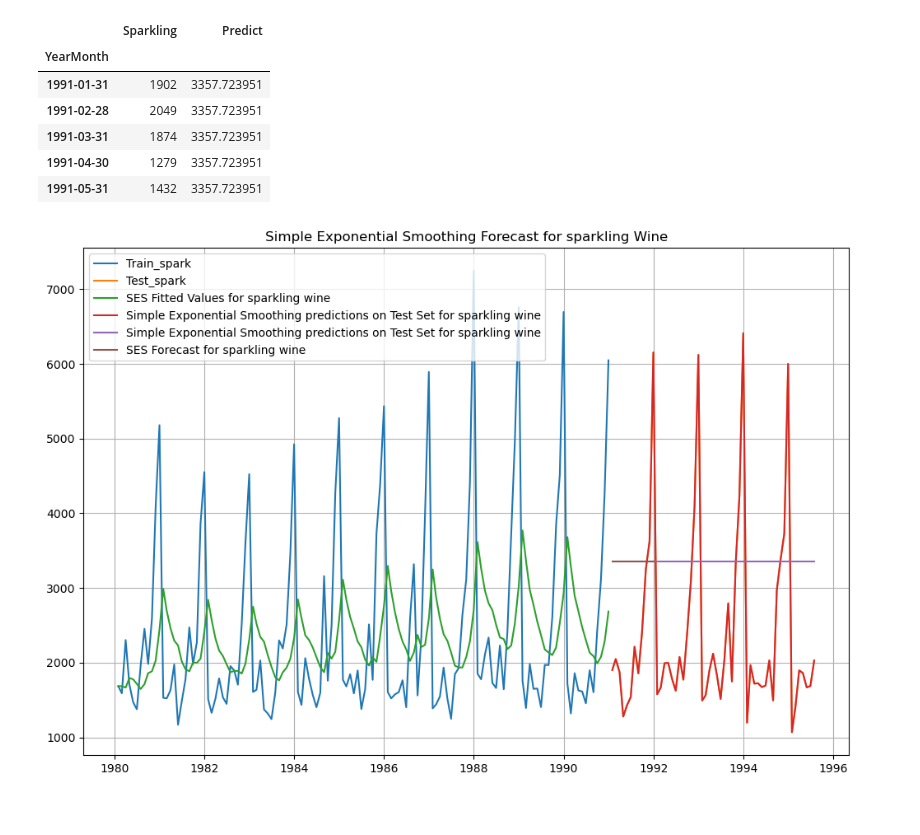
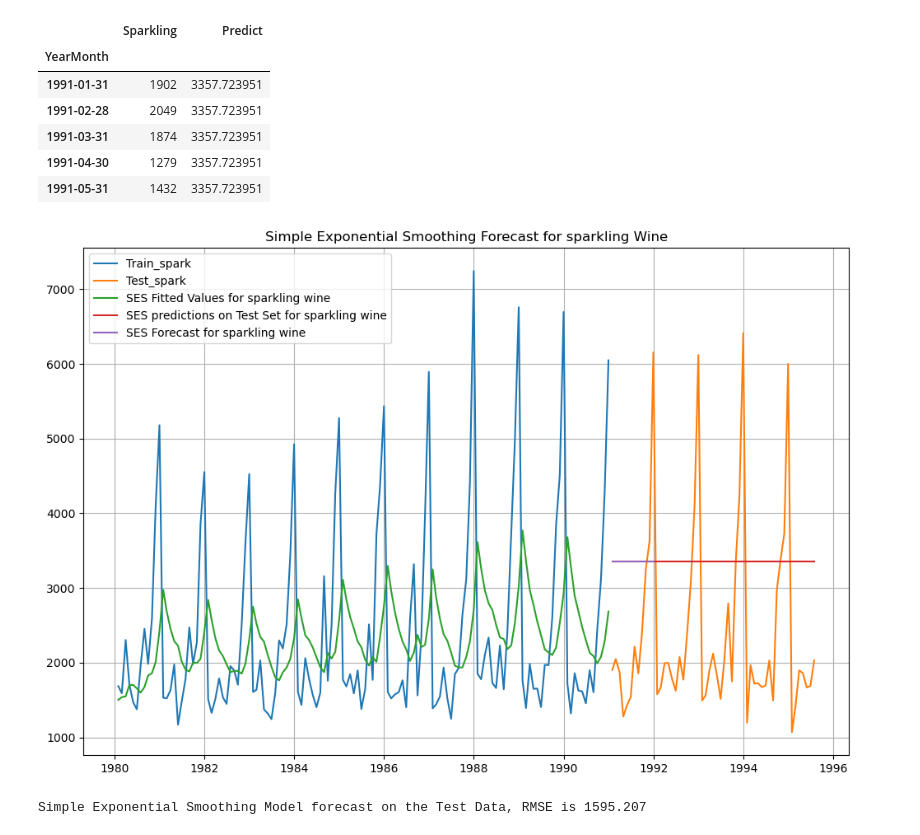
Before and after one commit to Aaryani2024/Time-Forecasting-GL-Project, a Jupyter notebook: Time Forecasting Project.ipynb, the cells around one changed output. Drawn from its saved outputs; the diff is of its cells as text; code cells hidden in the pictures.

```diff
--- a/Time Forecasting Project.ipynb
+++ b/Time Forecasting Project.ipynb
@@ -1436,7 +1452,7 @@ ses_train_spark = train_spark.copy()
 ses_test_spark = test_spark.copy()
 # %%
 # Create Class
-ses_spark = SimpleExpSmoothing(ses_train_spark['Sparkling'])
+ses_spark = SimpleExpSmoothing(ses_train_spark['Sparkling'],initialization_method='estimated')
 # %%
 # Fitting the Simple Exponential Smoothing model and asking python to choose the optimal parameters
 model_ses_spark = ses_spark.fit(smoothing_level=0.2, optimized=False)
@@ -1461,7 +1477,7 @@ model_ses_spark.params
 ses_spark_forecast = model_ses_spark.forecast(steps=12)
 # %%
 # Using the fitted model on the training set to forecast on the test set
-ses_test_spark['Predict'] = model_ses_spark.forecast(steps=len(test_spark))
+ses_test_spark['Predict'] = model_ses_spark.forecast(steps=len(ses_test_spark))
 ses_test_spark.head()
 # %% [output]
 |  | Sparkling | Predict |
@@ -1474,17 +1490,17 @@ ses_test_spark.head()
 # %%
 # Plot the train & test data and the forecast
 plt.figure(figsize=(12, 8))
 plt.plot(train_spark['Sparkling'], label='Train_spark')
 plt.plot(test_spark['Sparkling'], label='Test_spark')
 plt.plot(ses_forecast_spark, label='SES Fitted Values for sparkling wine')
-plt.plot(ses_test_spark, label='Simple Exponential Smoothing predictions on Test Set for sparkling wine')
+plt.plot(ses_test_spark['Predict'], label='SES predictions on Test Set for sparkling wine')
 
 # Plot future forecast (optional)
 plt.plot(ses_spark_forecast, label='SES Forecast for sparkling wine')
 
 plt.title('Simple Exponential Smoothing Forecast for sparkling Wine')
 plt.legend(loc='best')
 plt.grid(True)
 plt.show()
 # %% [output]
-[figure, old version]
+[figure, new version]
@@ -1502,0 +1507,6 @@ plt.title('Alpha =0.995 Predictions');
+# %%
+# Model Evaluation
+rmse_ses_spark = metrics.mean_squared_error(ses_test_spark['Sparkling'],ses_test_spark['Predict'],squared=False)
+print("Simple Exponential Smoothing Model forecast on the Test Data, RMSE is %3.3f" %(rmse_ses_spark))
+# %% [output]
+Simple Exponential Smoothing Model forecast on the Test Data, RMSE is 1595.207
```
Also changed, not shown: parts of 25 cells of this notebook.
